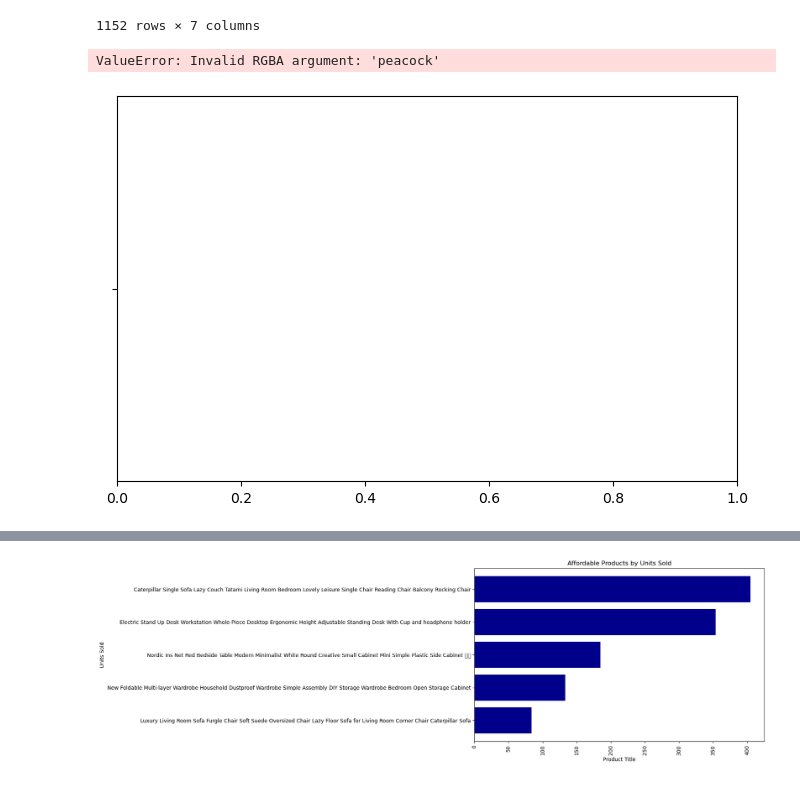
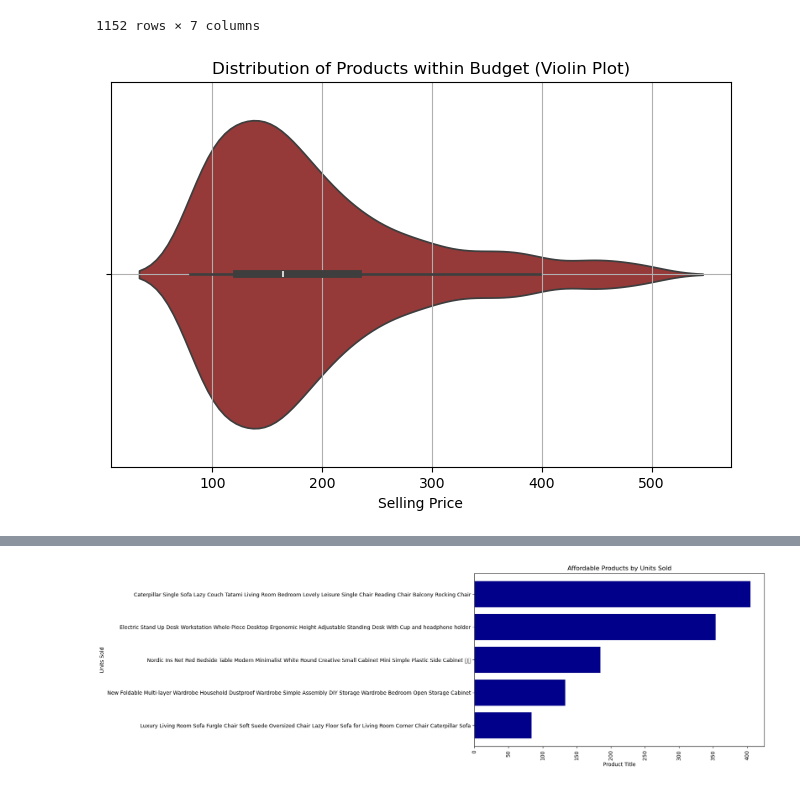
Before and after one commit to SayantiSaha014/E-commerce-Furniture-Dataset-2024, a Jupyter notebook: E-commerce_Furniture.ipynb, the cells around one changed output, grey strips where cells are left out. Cells and saved outputs as stored; diff of their text form; code cells hidden in the pictures.

```diff
--- a/E-commerce_Furniture.ipynb
+++ b/E-commerce_Furniture.ipynb
@@ -196,14 +196,13 @@ affordable_products
 # %%
 # Distribution of the products within the budget of minimum $80 and maximum $500 using a violin plot
 plt.figure(figsize=(8, 5))
-sns.violinplot(x=affordable_products['SellingPrice'], color='peacock')
+sns.violinplot(x=affordable_products['SellingPrice'], color='brown')
 plt.xlabel('Selling Price')
 plt.title('Distribution of Products within Budget (Violin Plot)')
 plt.grid(True)
 plt.show()
 # %% [output]
-ValueError: Invalid RGBA argument: 'peacock'
-[figure, old version]
+[figure, new version]
 # %%
 # Affordable products by the number of units sold in descending order
 top_products = affordable_products.sort_values(by='UnitsSold', ascending = False).head(5)
```
